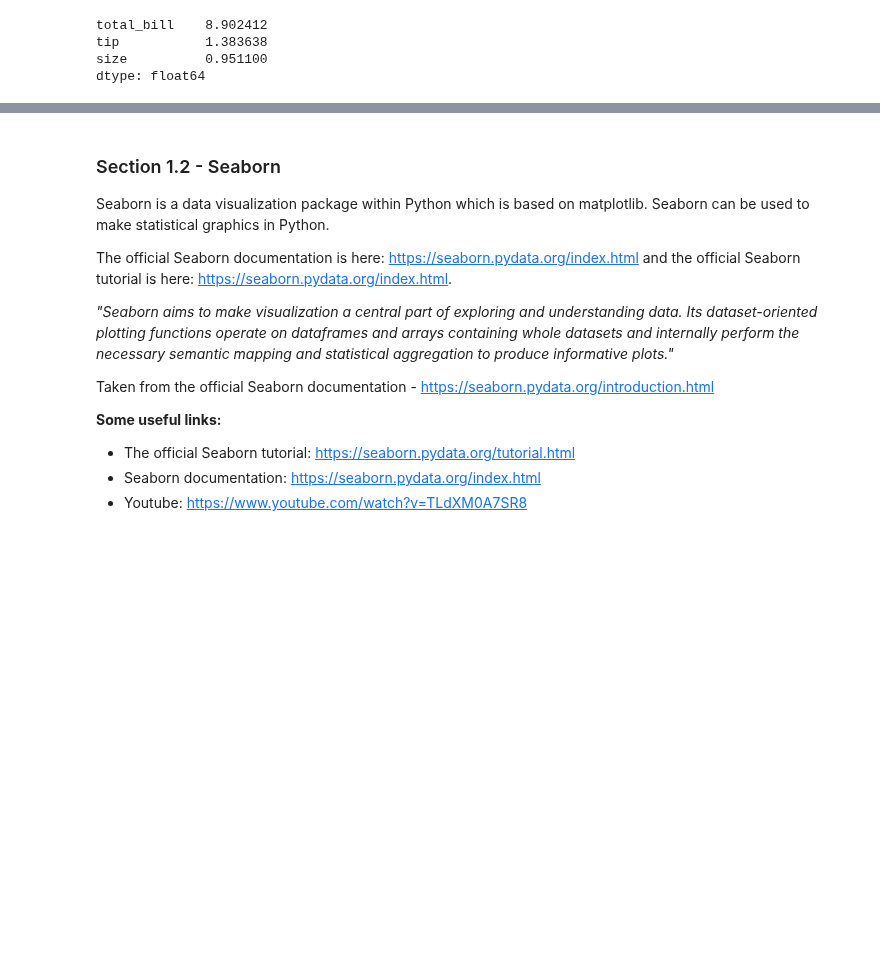
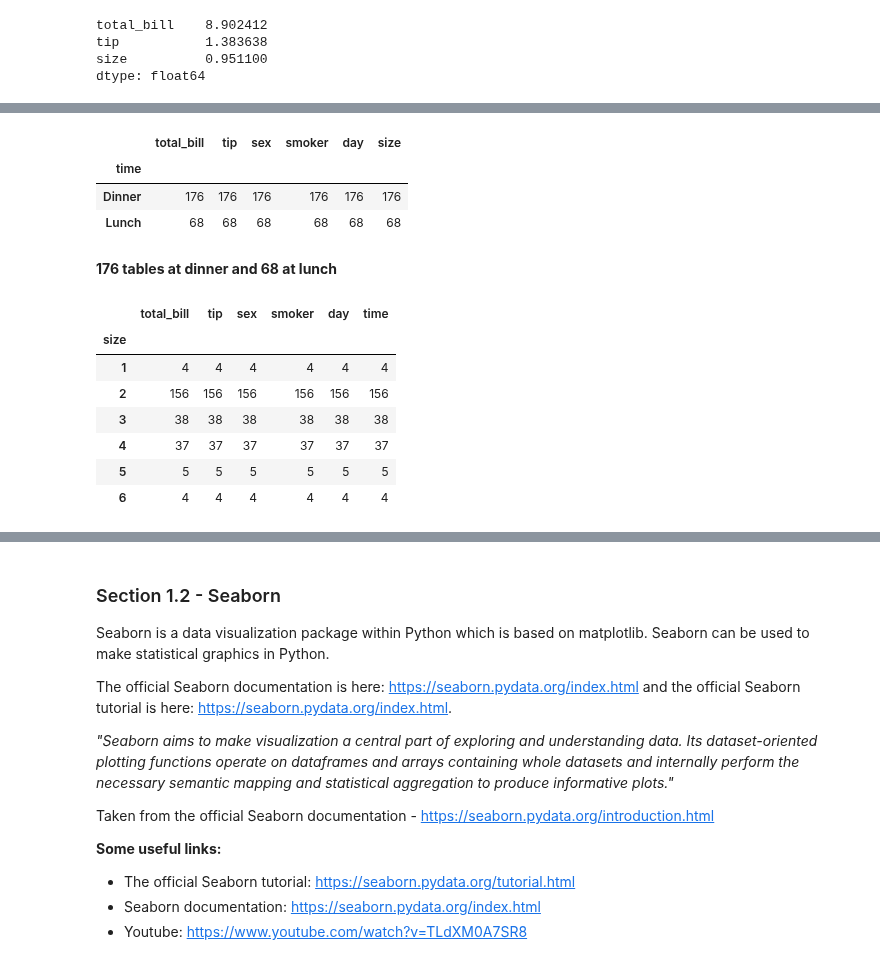
Before and after one commit to johndunne2019/Fundamentals-of-Data-Analysis-Project-2019, a Jupyter notebook: Tips-Dataset.ipynb, the cells around one changed output, grey strips where cells are left out. Cells and saved outputs as stored; diff of their text form; code cells hidden in the pictures; blank space fills up the shorter version.

Commit message:
pandas groupby and pandas sum

```diff
--- a/Tips-Dataset.ipynb
+++ b/Tips-Dataset.ipynb
@@ -304,0 +383,20 @@ dtype: float64
+# %%
+df.groupby('time').count()
+# %% [output]
+|  | total_bill | tip | sex | smoker | day | size |
+| time |  |  |  |  |  |  |
+| Dinner | 176 | 176 | 176 | 176 | 176 | 176 |
+| Lunch | 68 | 68 | 68 | 68 | 68 | 68 |
+# %% [markdown]
+**176 tables at dinner and 68 at lunch**
+# %%
+df.groupby('size').count()
+# %% [output]
+|  | total_bill | tip | sex | smoker | day | time |
+| size |  |  |  |  |  |  |
+| 1 | 4 | 4 | 4 | 4 | 4 | 4 |
+| 2 | 156 | 156 | 156 | 156 | 156 | 156 |
+| 3 | 38 | 38 | 38 | 38 | 38 | 38 |
+| 4 | 37 | 37 | 37 | 37 | 37 | 37 |
+| 5 | 5 | 5 | 5 | 5 | 5 | 5 |
+| 6 | 4 | 4 | 4 | 4 | 4 | 4 |
```
Also changed, not shown: parts of 18 cells of this notebook.
